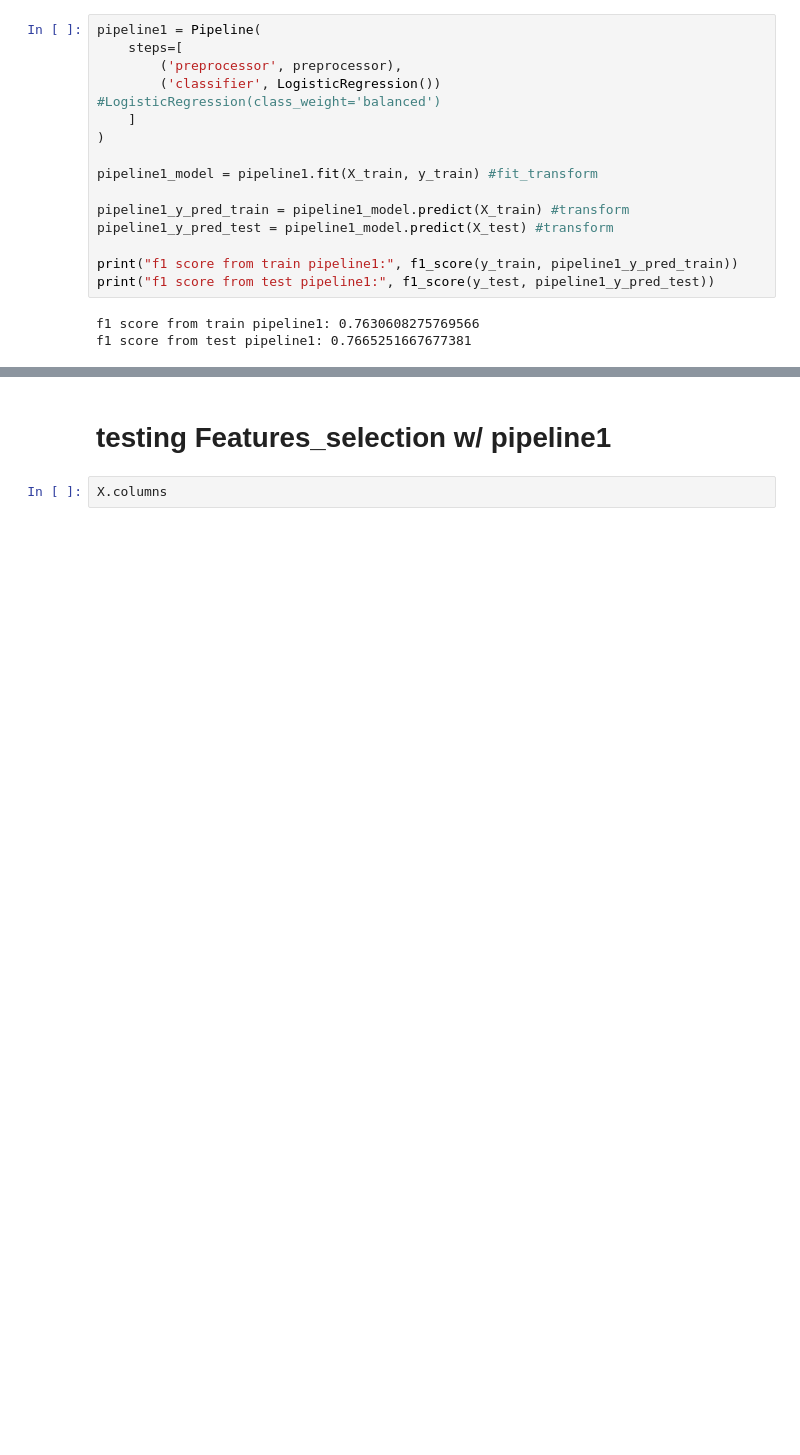
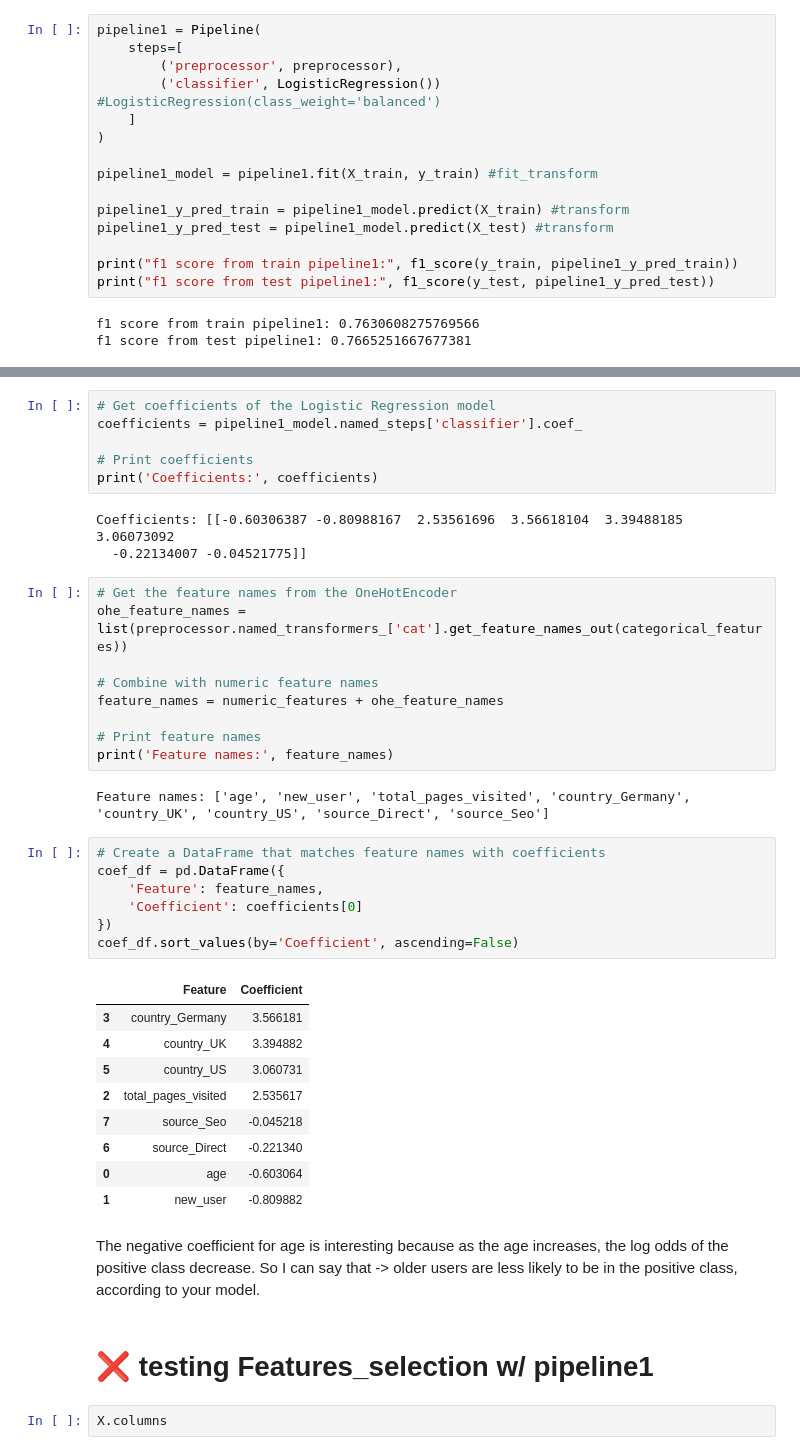
Before and after one commit to monolok/crc, a Jupyter notebook: models.ipynb, the cells around one changed output, grey strips where cells are left out. Saved outputs shown, nothing was run; the diff lists cells and outputs as text; blank space fills up the shorter version.

```diff
--- a/models.ipynb
+++ b/models.ipynb
@@ -110,5 +111,45 @@ f1 score from test pipeline1: 0.7665251667677381
+# %%
+# Get coefficients of the Logistic Regression model
+coefficients = pipeline1_model.named_steps['classifier'].coef_
+
+# Print coefficients
+print('Coefficients:', coefficients)
+# %% [output]
+Coefficients: [[-0.60306387 -0.80988167  2.53561696  3.56618104  3.39488185  3.06073092
+  -0.22134007 -0.04521775]]
+# %%
+# Get the feature names from the OneHotEncoder
+ohe_feature_names = list(preprocessor.named_transformers_['cat'].get_feature_names_out(categorical_features))
+
+# Combine with numeric feature names
+feature_names = numeric_features + ohe_feature_names
+
+# Print feature names
+print('Feature names:', feature_names)
+# %% [output]
+Feature names: ['age', 'new_user', 'total_pages_visited', 'country_Germany', 'country_UK', 'country_US', 'source_Direct', 'source_Seo']
+# %%
+# Create a DataFrame that matches feature names with coefficients
+coef_df = pd.DataFrame({
+    'Feature': feature_names,
+    'Coefficient': coefficients[0]
+})
+coef_df.sort_values(by='Coefficient', ascending=False)
+# %% [output]
+|  | Feature | Coefficient |
+| 3 | country_Germany | 3.566181 |
+| 4 | country_UK | 3.394882 |
+| 5 | country_US | 3.060731 |
+| 2 | total_pages_visited | 2.535617 |
+| 7 | source_Seo | -0.045218 |
+| 6 | source_Direct | -0.221340 |
+| 0 | age | -0.603064 |
+| 1 | new_user | -0.809882 |
+# %% [markdown]
+The negative coefficient for age is interesting because as the age increases, the log odds of the positive class decrease.
+So I can say that -> older users are less likely to be in the positive class, according to your model.
 # %% [markdown]
-# testing Features_selection w/ pipeline1
+# ❌ testing Features_selection w/ pipeline1
 # %%
 X.columns
 # %% [output]
```
Also changed, not shown: parts of 12 cells of this notebook.
